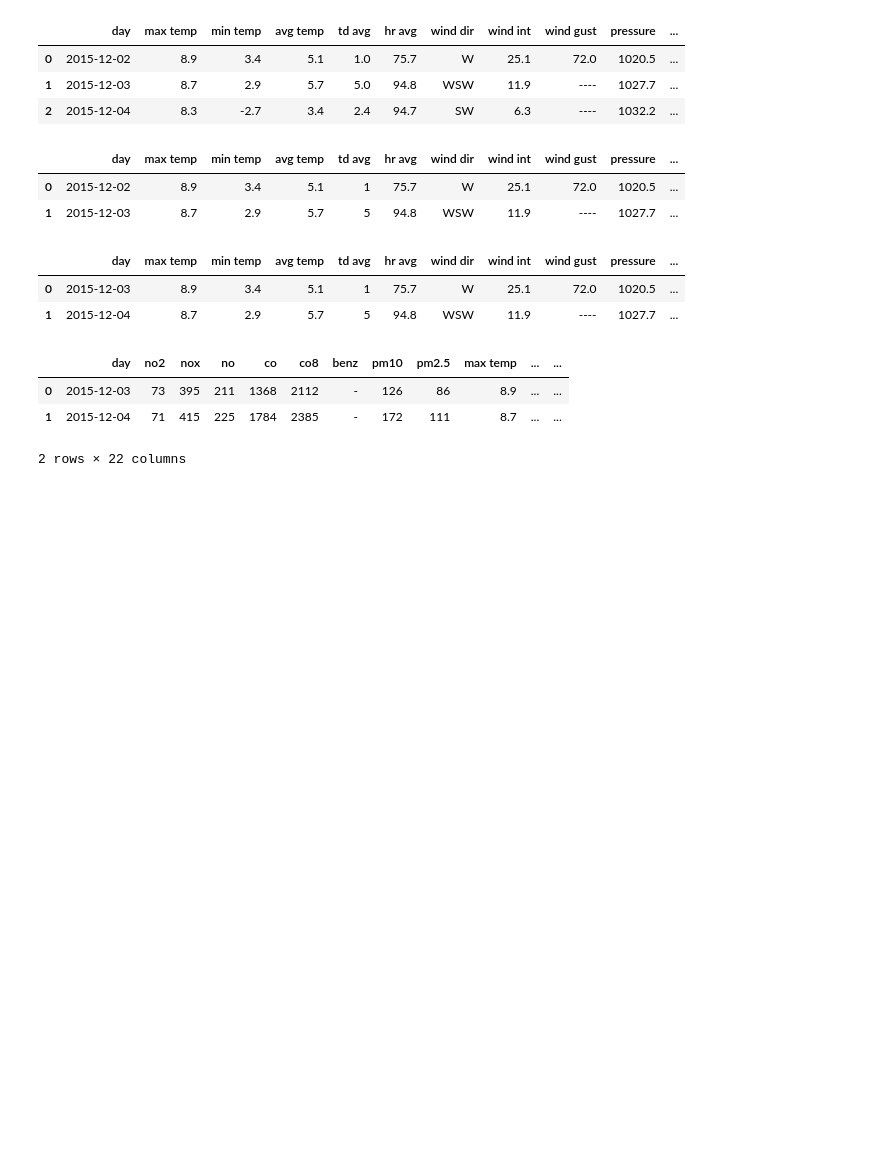
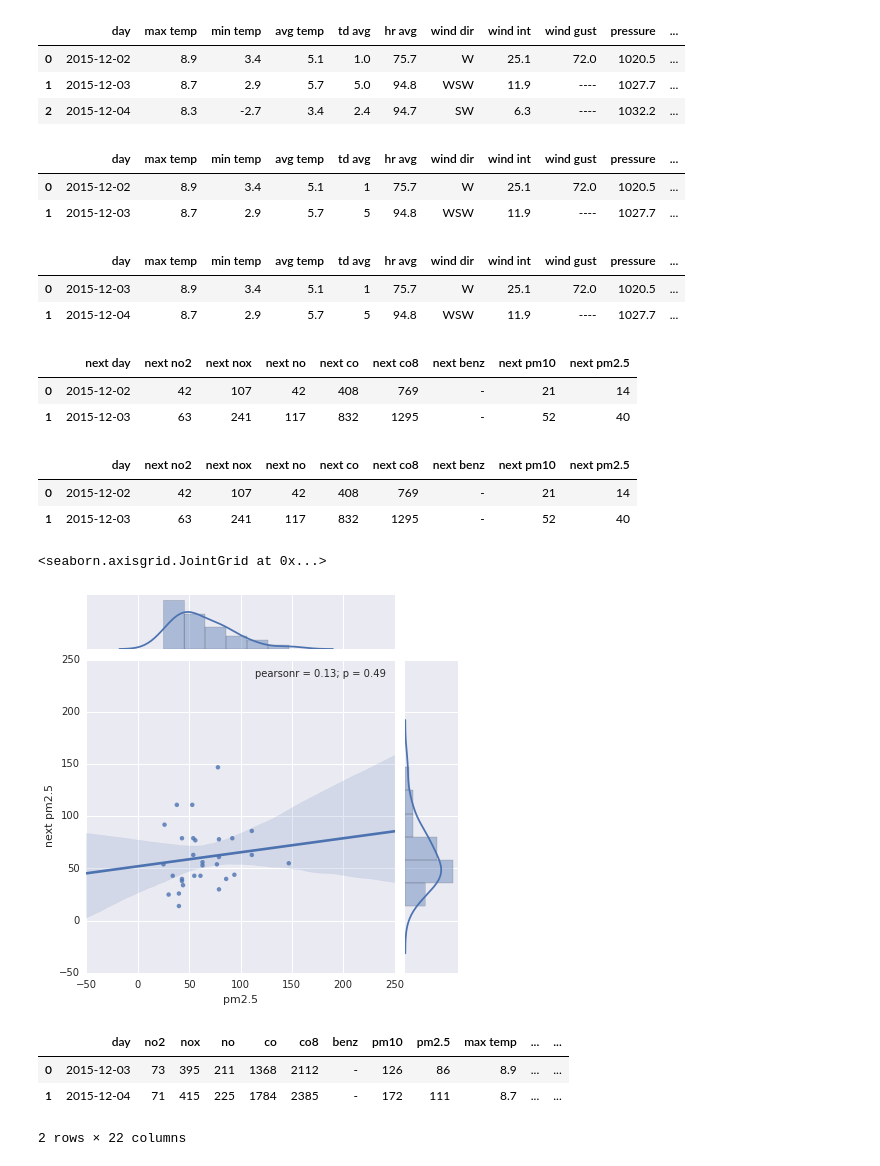
Before and after one commit to adegie/krkpollution, a Jupyter notebook: correlations.ipynb, the cells around one changed output. Cells and saved outputs as stored; diff of their text form; code cells hidden in the pictures; blank space fills up the shorter version.

```diff
--- a/correlations.ipynb
+++ b/correlations.ipynb
@@ -55,6 +56,7 @@ def nextday(orig):
     return year+"-"+month+"-"+nextday
 # %%
 switchbalice['day']=map(lambda d: nextday(d), balice.day)
+switchaleje['day']=map(lambda d: nextday(d), switchaleje.day)
 # %%
 balice[:2]
 # %% [output]
@@ -70,6 +72,28 @@ switchbalice[:2]
 # %%
 df=aleje.merge(balice)
 dfswitch=aleje.merge(switchbalice)
+# %%
+switchaleje.columns=map(lambda c: "next "+c, switchaleje.columns)
+# %%
+switchaleje[:2]
+# %% [output]
+|  | next day | next no2 | next nox | next no | next co | next co8 | next benz | next pm10 | next pm2.5 |
+| 0 | 2015-12-02 | 42 | 107 | 42 | 408 | 769 | - | 21 | 14 |
+| 1 | 2015-12-03 | 63 | 241 | 117 | 832 | 1295 | - | 52 | 40 |
+# %%
+switchaleje.rename(columns={'next day':'day'}, inplace=True)
+switchaleje[:2]
+# %% [output]
+|  | day | next no2 | next nox | next no | next co | next co8 | next benz | next pm10 | next pm2.5 |
+| 0 | 2015-12-02 | 42 | 107 | 42 | 408 | 769 | - | 21 | 14 |
+| 1 | 2015-12-03 | 63 | 241 | 117 | 832 | 1295 | - | 52 | 40 |
+# %%
+dfnextaleje=aleje.merge(switchaleje)
+# %%
+sns.jointplot("pm2.5", "next pm2.5", dfnextaleje, kind="reg")
+# %% [output]
+<seaborn.axisgrid.JointGrid at 0x...>
+[figure, added]
 # %%
 dfswitch[:2]
 # %% [output]
```
Also changed, not shown: parts of 4 cells of this notebook.
